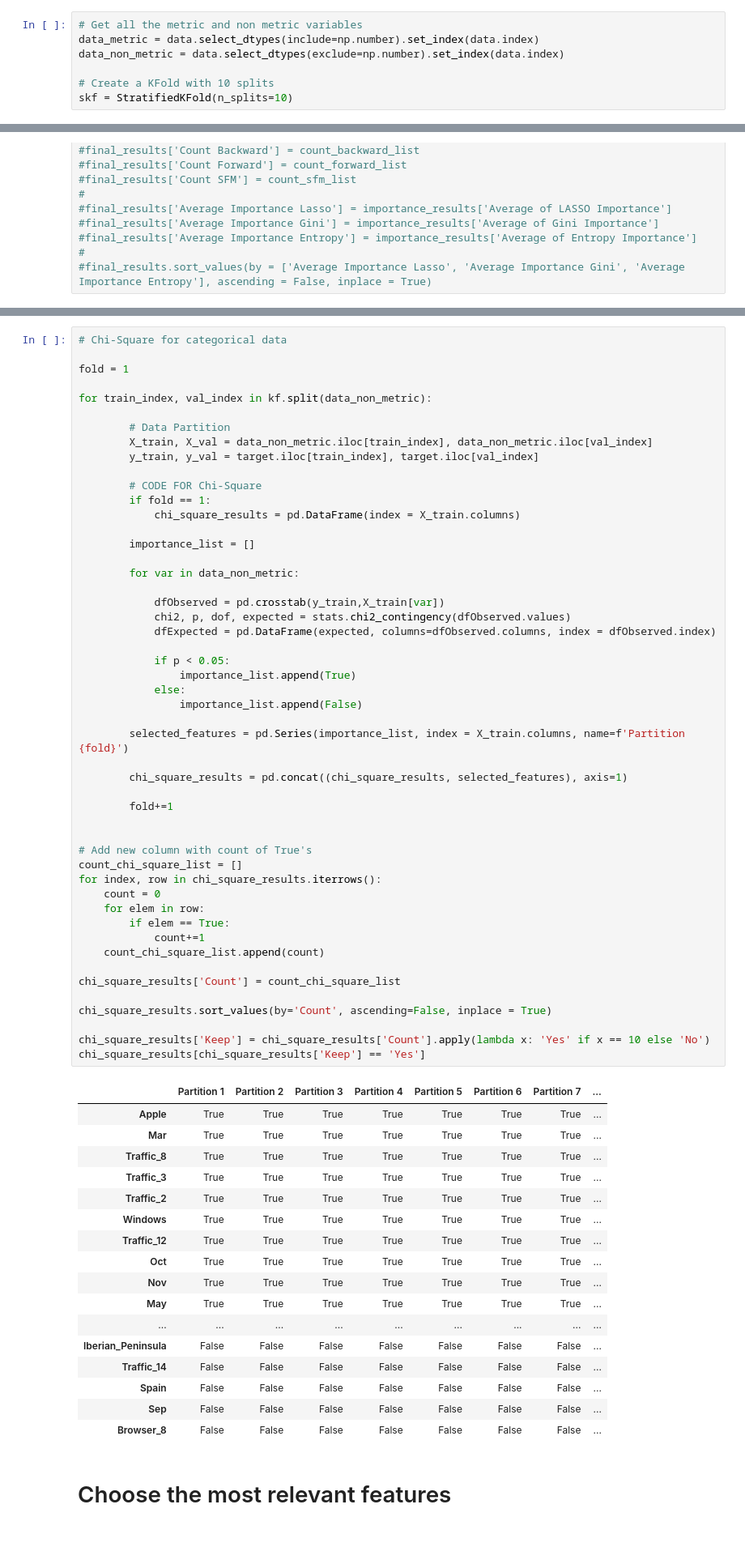
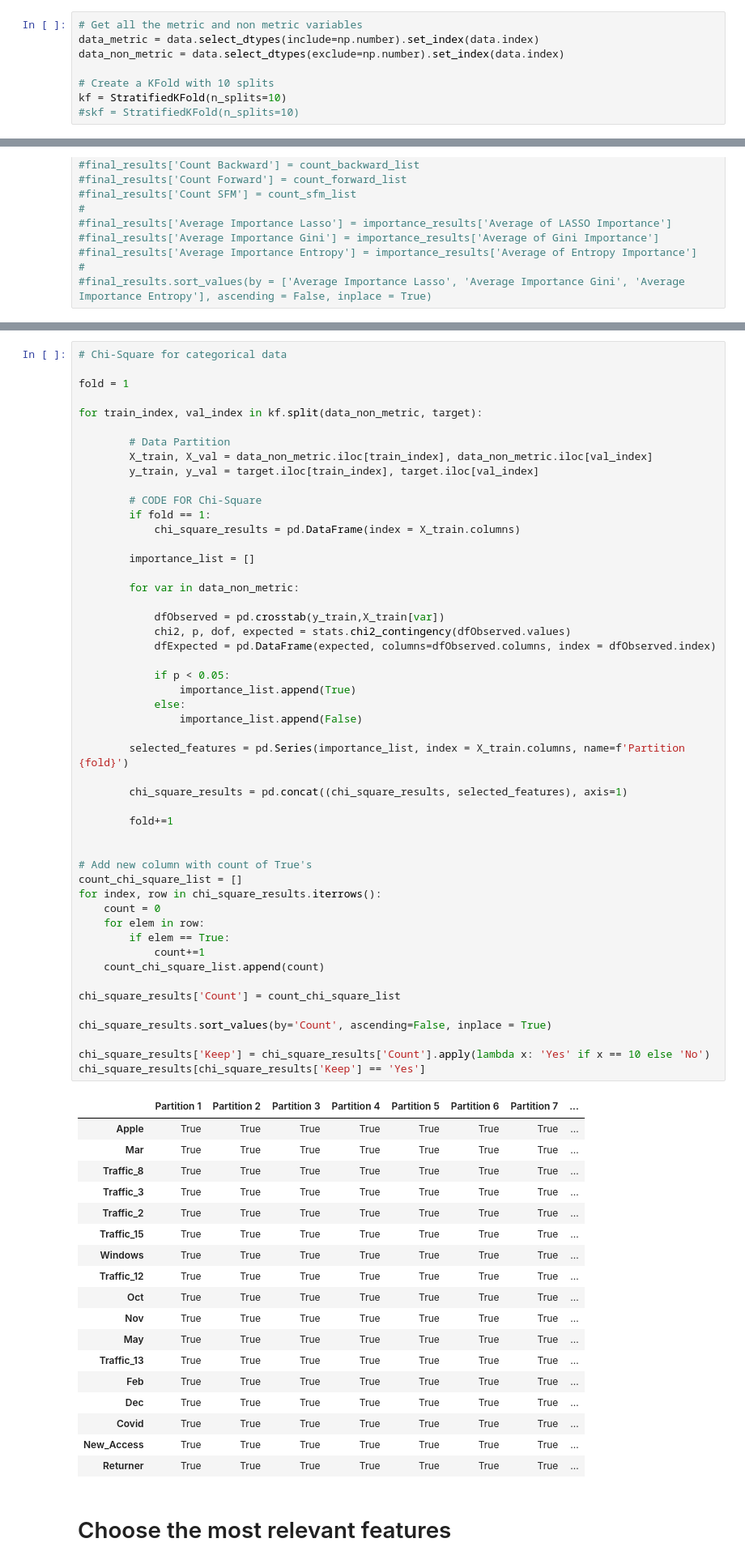
Before and after one commit to JohnnyCodess/Project-Machine-Learning, a Jupyter notebook: 202122 Fall AA Group60 Notebook.ipynb, the cells around one changed output, grey strips where cells are left out. Shown at 81% size. Saved outputs shown, nothing was run; the diff lists cells and outputs as text; blank space fills up the shorter version.

```diff
--- a/202122 Fall AA Group60 Notebook.ipynb
+++ b/202122 Fall AA Group60 Notebook.ipynb
@@ -567,7 +567,8 @@ data_metric = data.select_dtypes(include=np.number).set_index(data.index)
 data_non_metric = data.select_dtypes(exclude=np.number).set_index(data.index)
 
 # Create a KFold with 10 splits
-skf = StratifiedKFold(n_splits=10)
+kf = StratifiedKFold(n_splits=10)
+#skf = StratifiedKFold(n_splits=10)
 # %%
 # #----------------------------- Lasso and Decision Tree -----------------------------
 #fold = 1
@@ -898,7 +881,7 @@ skf = StratifiedKFold(n_splits=10)
 
 fold = 1
 
-for train_index, val_index in kf.split(data_non_metric):
+for train_index, val_index in kf.split(data_non_metric, target):
 
         # Data Partition
         X_train, X_val = data_non_metric.iloc[train_index], data_non_metric.iloc[val_index]
@@ -923,44 +906,45 @@ for train_index, val_index in kf.split(data_non_metric):
 
         selected_features = pd.Series(importance_list, index = X_train.columns, name=f'Partition {fold}')
 
         chi_square_results = pd.concat((chi_square_results, selected_features), axis=1)
 
         fold+=1
 
 
 # Add new column with count of True's
 count_chi_square_list = []
 for index, row in chi_square_results.iterrows():
     count = 0
     for elem in row:
         if elem == True:
             count+=1
     count_chi_square_list.append(count)
 
 chi_square_results['Count'] = count_chi_square_list
 
 chi_square_results.sort_values(by='Count', ascending=False, inplace = True)
 
 chi_square_results['Keep'] = chi_square_results['Count'].apply(lambda x: 'Yes' if x == 10 else 'No')
 chi_square_results[chi_square_results['Keep'] == 'Yes']
 # %% [output]
 |  | Partition 1 | Partition 2 | Partition 3 | Partition 4 | Partition 5 | Partition 6 | Partition 7 | ... |
 | Apple | True | True | True | True | True | True | True | ... |
 | Mar | True | True | True | True | True | True | True | ... |
 | Traffic_8 | True | True | True | True | True | True | True | ... |
 | Traffic_3 | True | True | True | True | True | True | True | ... |
 | Traffic_2 | True | True | True | True | True | True | True | ... |
+| Traffic_15 | True | True | True | True | True | True | True | ... |
 | Windows | True | True | True | True | True | True | True | ... |
 | Traffic_12 | True | True | True | True | True | True | True | ... |
 | Oct | True | True | True | True | True | True | True | ... |
 | Nov | True | True | True | True | True | True | True | ... |
 | May | True | True | True | True | True | True | True | ... |
-| ... | ... | ... | ... | ... | ... | ... | ... | ... |
-| Iberian_Peninsula | False | False | False | False | False | False | False | ... |
-| Traffic_14 | False | False | False | False | False | False | False | ... |
-| Spain | False | False | False | False | False | False | False | ... |
-| Sep | False | False | False | False | False | False | False | ... |
-| Browser_8 | False | False | False | False | False | False | False | ... |
+| Traffic_13 | True | True | True | True | True | True | True | ... |
+| Feb | True | True | True | True | True | True | True | ... |
+| Dec | True | True | True | True | True | True | True | ... |
+| Covid | True | True | True | True | True | True | True | ... |
+| New_Access | True | True | True | True | True | True | True | ... |
+| Returner | True | True | True | True | True | True | True | ... |
 # %% [markdown]
 # Choose the most relevant features
 # %%
```
Also changed, not shown: parts of 6 cells of this notebook.
